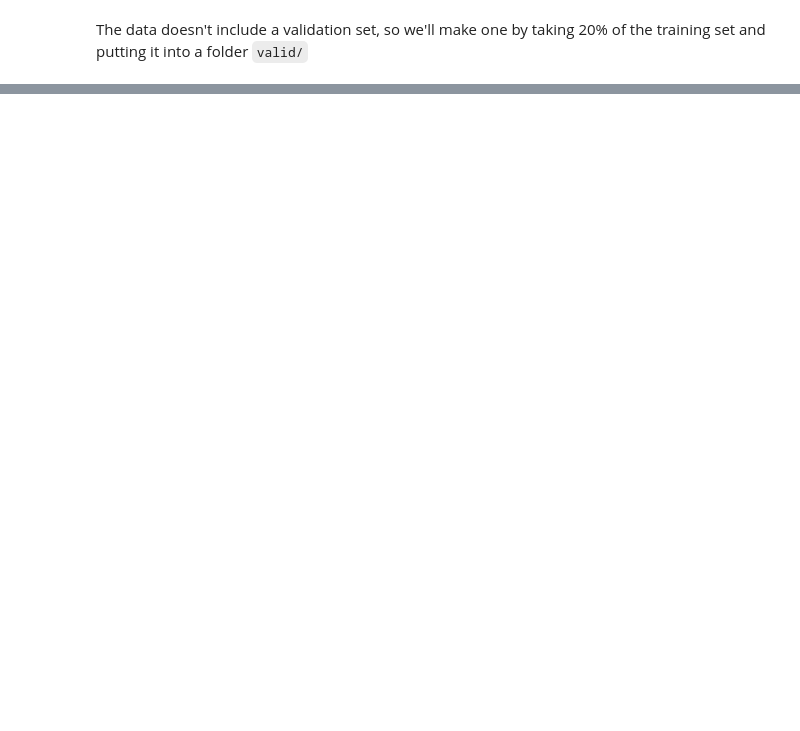
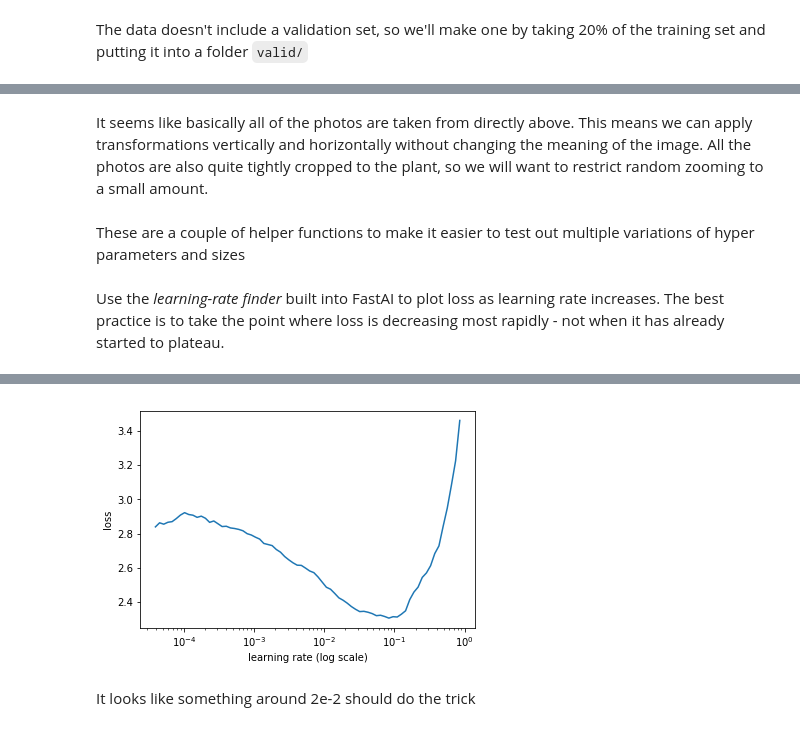
Before and after one commit to jamesr2323/deep_learning, a Jupyter notebook: multi_class_image_classification.ipynb, the cells around one changed output, grey strips where cells are left out. Drawn from its saved outputs; the diff is of its cells as text; code cells hidden in the pictures; blank space fills up the shorter version.

```diff
--- a/multi_class_image_classification.ipynb
+++ b/multi_class_image_classification.ipynb
@@ -107,0 +114,4 @@ for i in range(0,10):
+# %% [markdown]
+It seems like basically all of the photos are taken from directly above. This means we can apply transformations vertically and horizontally without changing the meaning of the image. All the photos are also quite tightly cropped to the plant, so we will want to restrict random zooming to a small amount.
+# %% [markdown]
+These are a couple of helper functions to make it easier to test out multiple variations of hyper parameters and sizes
@@ -107,0 +120,21 @@ for i in range(0,10):
+# %%
+def get_data(arch, sz=299, bs=32):
+    tfms = tfms_from_model(arch, sz, aug_tfms=transforms_top_down, max_zoom=1.05)
+    return ImageClassifierData.from_paths(PATH, tfms=tfms, bs=bs)
+
+def learn_size(learn, sz, lr, lrs):
+    learn.set_data(get_data(resnet50, sz=sz))
+    learn.freeze()
+    learn.fit(lr, 3, cycle_len=1, cycle_mult=2)
+    learn.unfreeze()
+    learn.fit(np.array([i*lr for i in lrs]), 3, cycle_len=1, cycle_mult=2)
+    return learn
+
+# precompute must be false, otherwise unfreezing the earlier resnet layers will have no effect
+learn = ConvLearner.pretrained(resnet50, get_data(resnet50, sz=64), precompute=False)
+# %% [markdown]
+Use the _learning-rate finder_ built into FastAI to plot loss as learning rate increases. The best practice is to take the point where loss is decreasing most rapidly - not when it has already started to plateau.
+# %%
+learn.lr_find()
+learn.sched.plot()
+# %% [output]
@@ -107,0 +142,3 @@ for i in range(0,10):
+[figure, added]
+# %% [markdown]
+It looks like something around 2e-2 should do the trick
```
Also changed, not shown: parts of 26 cells of this notebook.
